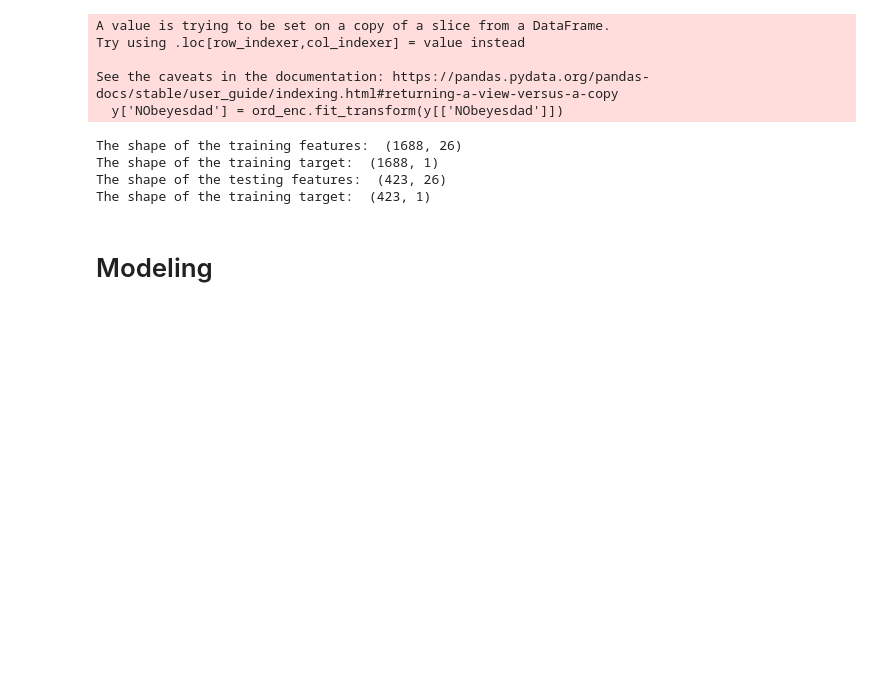
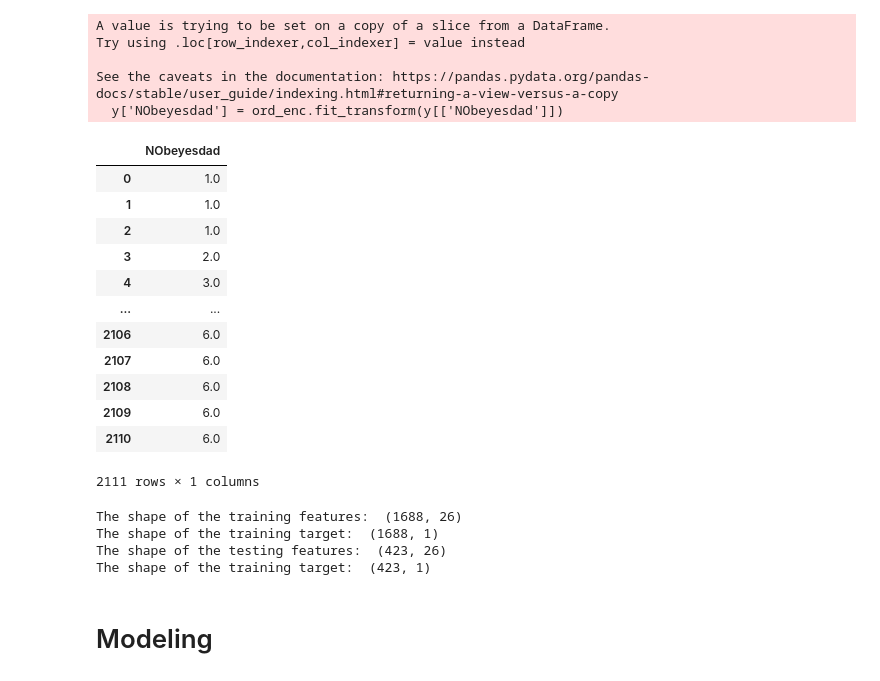
Before and after one commit to minhvyha/PredictifyMeNoteBook, a Jupyter notebook: ML/obesity_prediction.ipynb, the cells around one changed output. Drawn from its saved outputs; the diff is of its cells as text; code cells hidden in the pictures; blank space fills up the shorter version.

```diff
--- a/ML/obesity_prediction.ipynb
+++ b/ML/obesity_prediction.ipynb
@@ -245,6 +293,22 @@ Try using .loc[row_indexer,col_indexer] = value instead
 
 See the caveats in the documentation: https://pandas.pydata.org/pandas-docs/stable/user_guide/indexing.html#returning-a-view-versus-a-copy
   y['NObeyesdad'] = ord_enc.fit_transform(y[['NObeyesdad']])
+# %%
+y
+# %% [output]
+|  | NObeyesdad |
+| 0 | 1.0 |
+| 1 | 1.0 |
+| 2 | 1.0 |
+| 3 | 2.0 |
+| 4 | 3.0 |
+| ... | ... |
+| 2106 | 6.0 |
+| 2107 | 6.0 |
+| 2108 | 6.0 |
+| 2109 | 6.0 |
+| 2110 | 6.0 |
+2111 rows × 1 columns
 # %%
 # 3. Split the data into training and testing set.
 X_train, X_test, y_train, y_test = train_test_split(X, y, test_size=0.2, random_state=42)
```
Also changed, not shown: parts of 7 cells of this notebook, 2 other files.
